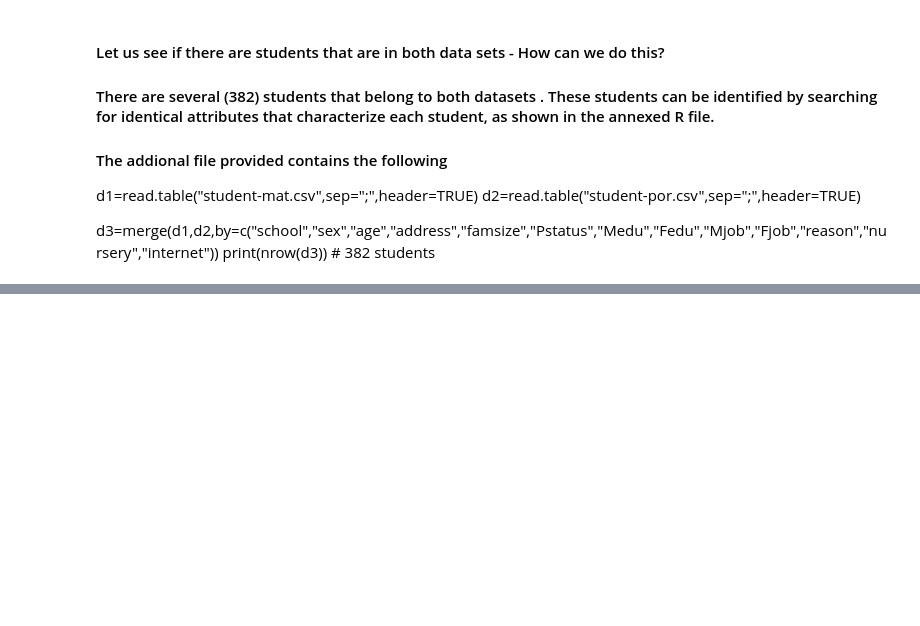
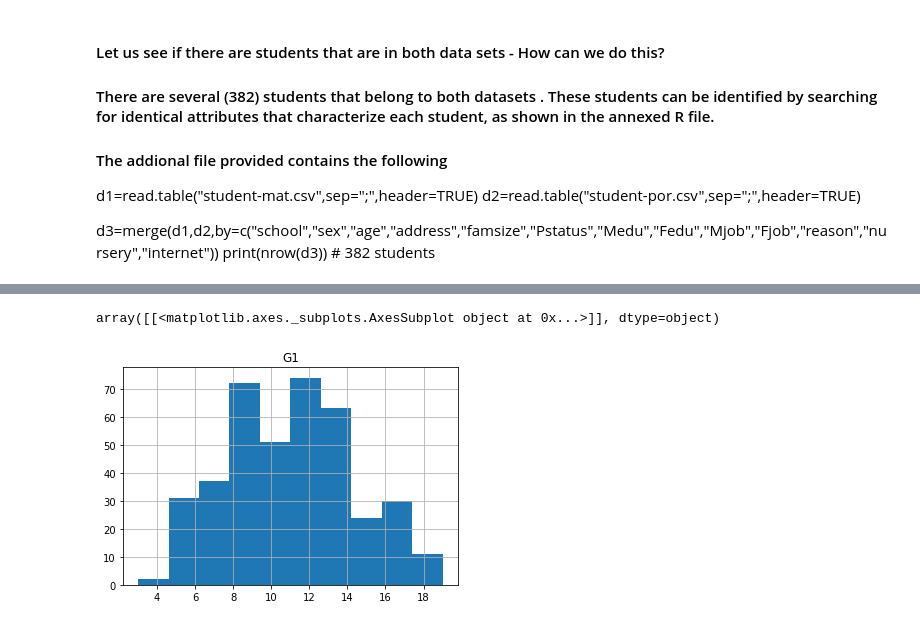
Before and after one commit to cfrandall2/CarolynProject, a Jupyter notebook: StudentGrades.ipynb, the cells around one changed output, grey strips where cells are left out. Saved outputs shown, nothing was run; the diff lists cells and outputs as text; code cells hidden in the pictures; blank space fills up the shorter version.

```diff
--- a/StudentGrades.ipynb
+++ b/StudentGrades.ipynb
@@ -219,0 +281,5 @@ NameError: name 'merge' is not defined
+# %%
+studentmat[['G1']].hist()
+# %% [output]
+array([[<matplotlib.axes._subplots.AxesSubplot object at 0x...>]], dtype=object)
+[figure, added]
```
Also changed, not shown: parts of 17 cells of this notebook.
